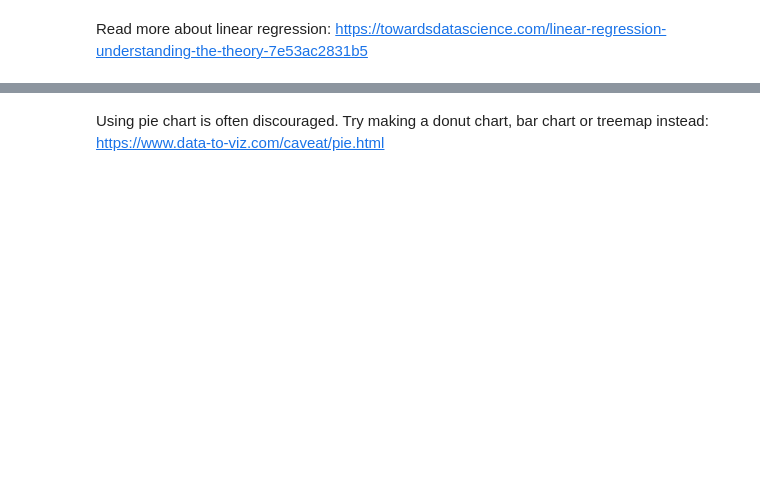
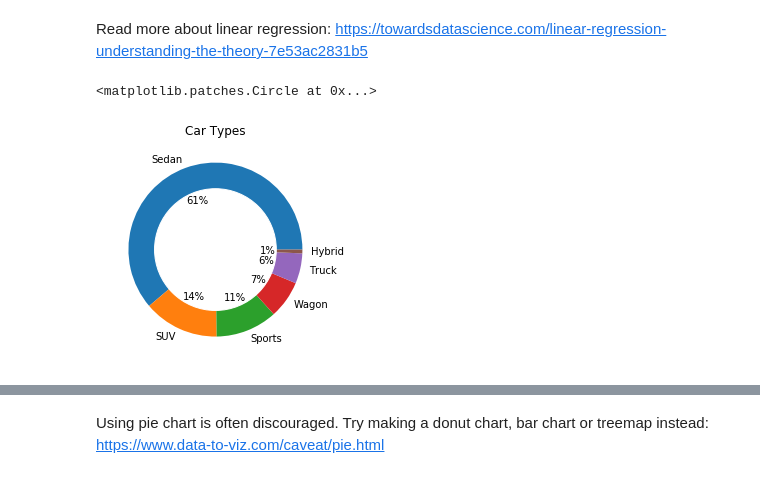
Before and after one commit to mustakarhu/ELY-Python-for-Data-Science, a Jupyter notebook: Exercise 7.ipynb, the cells around one changed output, grey strips where cells are left out. Drawn from its saved outputs; the diff is of its cells as text; code cells hidden in the pictures; blank space fills up the shorter version.

```diff
--- a/Exercise 7.ipynb
+++ b/Exercise 7.ipynb
@@ -261,7 +282,14 @@ https://towardsdatascience.com/linear-regression-understanding-the-theory-7e53ac
 # %%
 # Recreate this donut chart.
 # You can use plot(kind='pie') to create the chart as an ax. Then use plt.Circle() to create a white circle.
 # Finally you can use add_artist() to add the circle to the ax.
+
+ax = cars.Type.value_counts().plot(kind = 'pie', title='Car Types', autopct='%1.f%%', label="")
+circle = plt.Circle((0,0), 0.7, color = 'w')
+ax.add_artist(circle)
+# %% [output]
+<matplotlib.patches.Circle at 0x...>
+[figure, added]
 # %% [markdown]
 ![title](pie.png)
 # %% [markdown]
```
Also changed, not shown: parts of 5 cells of this notebook, 4 other files.
